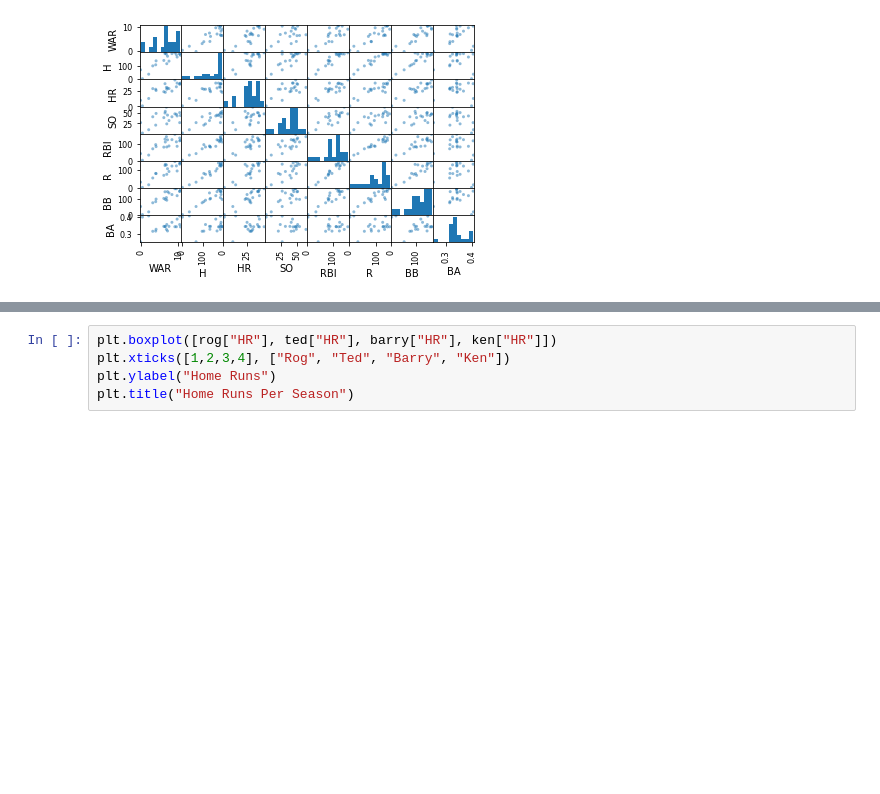
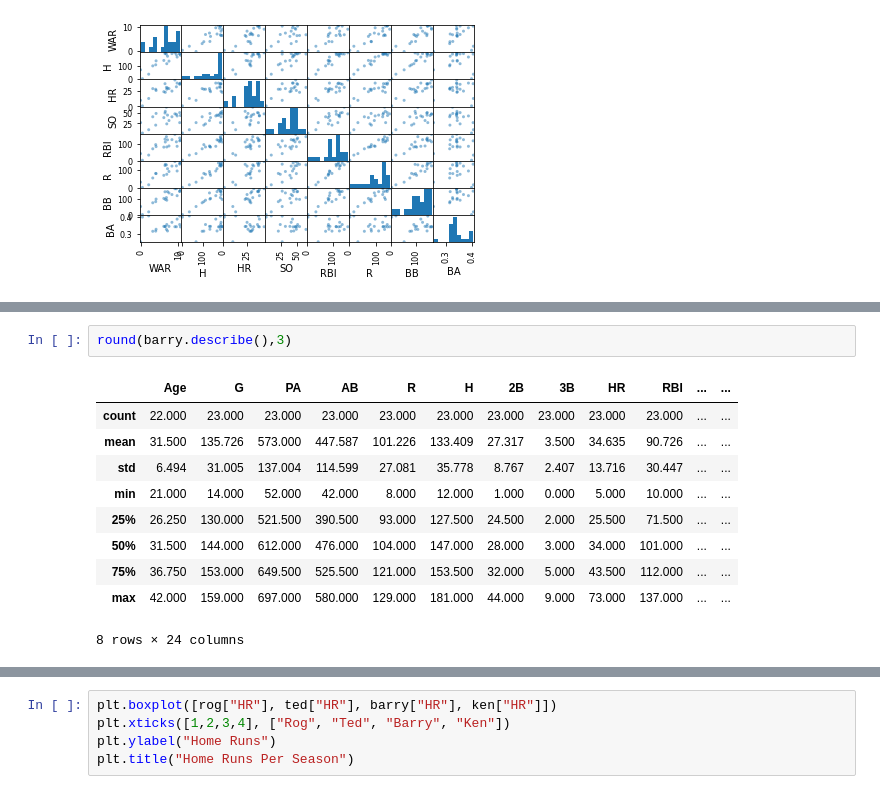
Before and after one commit to tylerhilsendeger/Personal_Dataset, a Jupyter notebook: MLBplayers.ipynb, the cells around one changed output, grey strips where cells are left out. Drawn from its saved outputs; the diff is of its cells as text; blank space fills up the shorter version.

```diff
--- a/MLBplayers.ipynb
+++ b/MLBplayers.ipynb
@@ -142,0 +169,13 @@ array([[<matplotlib.axes._subplots.AxesSubplot object at 0x...>,
+# %%
+round(barry.describe(),3)
+# %% [output]
+|  | Age | G | PA | AB | R | H | 2B | 3B | HR | RBI | ... | ... |
+| count | 22.000 | 23.000 | 23.000 | 23.000 | 23.000 | 23.000 | 23.000 | 23.000 | 23.000 | 23.000 | ... | ... |
+| mean | 31.500 | 135.726 | 573.000 | 447.587 | 101.226 | 133.409 | 27.317 | 3.500 | 34.635 | 90.726 | ... | ... |
+| std | 6.494 | 31.005 | 137.004 | 114.599 | 27.081 | 35.778 | 8.767 | 2.407 | 13.716 | 30.447 | ... | ... |
+| min | 21.000 | 14.000 | 52.000 | 42.000 | 8.000 | 12.000 | 1.000 | 0.000 | 5.000 | 10.000 | ... | ... |
+| 25% | 26.250 | 130.000 | 521.500 | 390.500 | 93.000 | 127.500 | 24.500 | 2.000 | 25.500 | 71.500 | ... | ... |
+| 50% | 31.500 | 144.000 | 612.000 | 476.000 | 104.000 | 147.000 | 28.000 | 3.000 | 34.000 | 101.000 | ... | ... |
+| 75% | 36.750 | 153.000 | 649.500 | 525.500 | 121.000 | 153.500 | 32.000 | 5.000 | 43.500 | 112.000 | ... | ... |
+| max | 42.000 | 159.000 | 697.000 | 580.000 | 129.000 | 181.000 | 44.000 | 9.000 | 73.000 | 137.000 | ... | ... |
+8 rows × 24 columns
```
Also changed, not shown: parts of 6 cells of this notebook.
